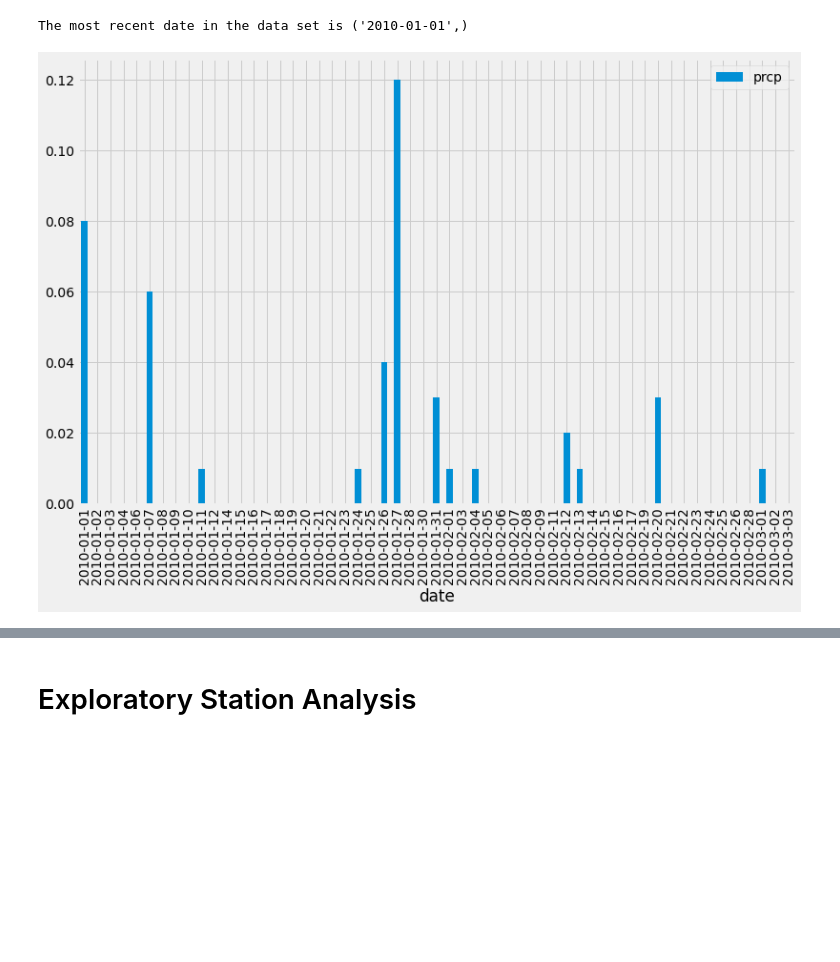
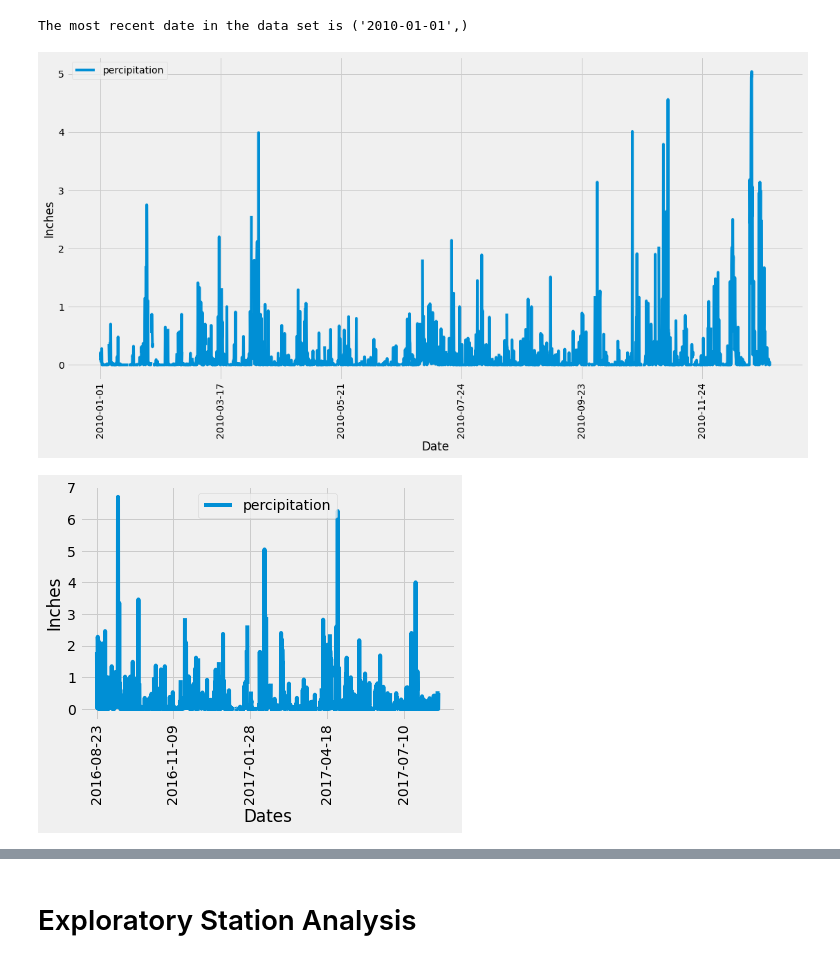
Before and after one commit to VincentGordon-Data-Analyst/sqlalchemy-challenge, a Jupyter notebook: SurfsUp/Instructions/climate_starter.ipynb, the cells around one changed output, grey strips where cells are left out. Saved outputs shown, nothing was run; the diff lists cells and outputs as text; code cells hidden in the pictures; blank space fills up the shorter version.

Commit message:
Second graph created using matplotlib

```diff
--- a/SurfsUp/Instructions/climate_starter.ipynb
+++ b/SurfsUp/Instructions/climate_starter.ipynb
@@ -71,39 +71,49 @@ The most recent date in the data set is ('2010-01-01',)
 # %%
 # Design a query to retrieve the last 12 months of precipitation data and plot the results.
 # Starting from the most recent data point in the database.
 
 # Select only the "date" and "prcp" values.
 # Load the query results into a Pandas DataFrame, and set the index to the "date" column.
-df = pd.read_sql("SELECT date, prcp FROM Measurement WHERE date >= '2010-01-01'\
-                   AND date < '2011-01-01' LIMIT(55)", conn)
+query = "SELECT date, prcp AS percipitation FROM Measurement WHERE date >= '2010-01-01'\
+                   AND date < '2011-01-01'"
+
+df = pd.read_sql(query, conn)
 df = df.set_index('date')
 
 # Sort the DataFrame values by "date".
 df = df.sort_values(by='date')
 
 # Plot the results by using the DataFrame plot method, as the following image shows:
-bar_plot = df.plot.bar(rot=90, figsize=(12,8))
+line = df.plot(kind='line', figsize=(17,8), rot=90, xlabel='Date', ylabel='Inches')
 # %% [output]
-[figure, old version]
+[figure, new version]
 # %%
+# Calculate the date one year from the last date in data set.
+last_date = session.query(Measurement.date).order_by(Measurement.date.desc()).first()
+
+year_before_last = dt.date(2017, 8, 23) - dt.timedelta(days=365)
+
+# Perform a query to retrieve the data and precipitation scores
+query = "SELECT date, prcp AS percipitation FROM Measurement WHERE date >= '2016-08-23'\
+                   AND date < '2017-08-23'"
+
+# Save the query results as a Pandas DataFrame and set the index to the date column
+df = pd.read_sql(query, conn)
+df = df.set_index('date')
+
+# Sort the dataframe by date
+df = df.sort_values(by='date')
+
+# Use Pandas Plotting with Matplotlib to plot the data
+df.plot()
+
+plt.ylabel('Inches')
+plt.xlabel('Dates')
+plt.xticks(rotation=90)
 
 
-
-# Calculate the date one year from the last date in data set.
-# last_year_date = dt.date(2010, 1, 1) - dt.timedelta(days=365)
-# print(last_year_date)
-
-# print("Date for last year: ", last_year_date)
-
-# Perform a query to retrieve the data and precipitation scores
-
-
-# Save the query results as a Pandas DataFrame and set the index to the date column
-
-
-# Sort the dataframe by date
-
-
-# Use Pandas Plotting with Matplotlib to plot the data
+plt.show()
+# %% [output]
+[figure, added]
 # %%
 # Use Pandas to calcualte the summary statistics for the precipitation data
```
Also changed, not shown: parts of 3 cells of this notebook.
